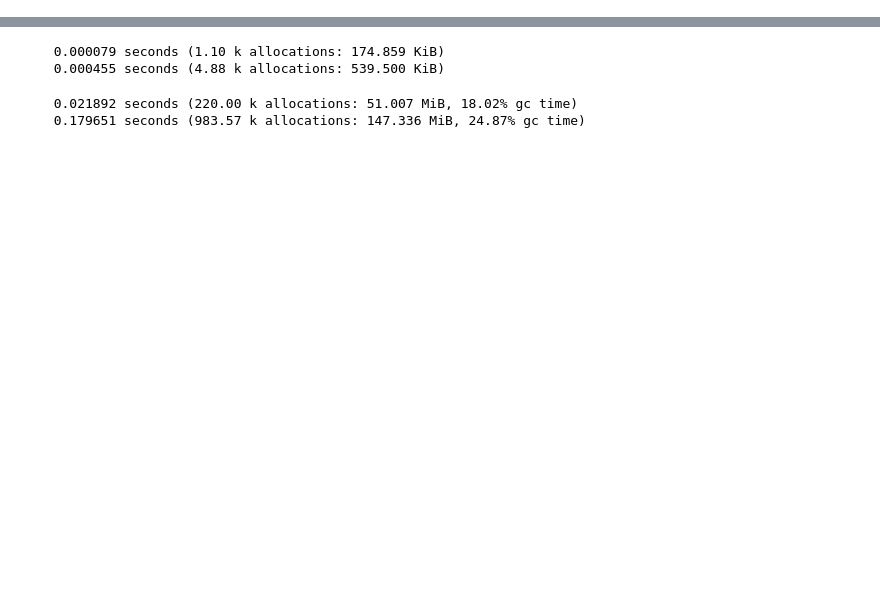
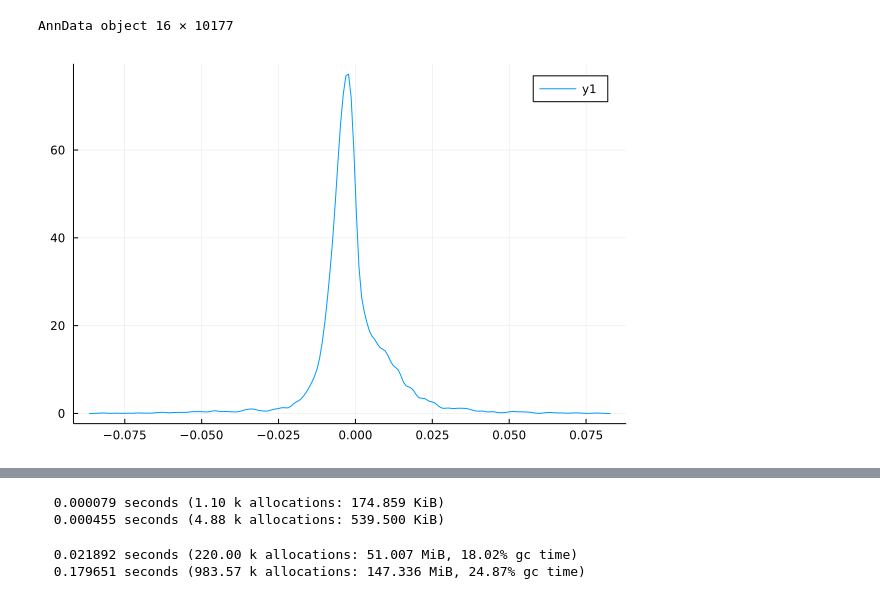
Before and after one commit to aramanlab/Doran_etal_2022, a Jupyter notebook: notebooks/dev/quicktest.ipynb, the cells around one changed output, grey strips where cells are left out. Cells and saved outputs as stored; diff of their text form; code cells hidden in the pictures; blank space fills up the shorter version.

```diff
--- a/notebooks/dev/quicktest.ipynb
+++ b/notebooks/dev/quicktest.ipynb
@@ -5,0 +12,3 @@ using NewickTreeTools
+# %%
+uniprot = readh5ad(joinpath(datadir(), "exp_pro", "UP7047", "2020_02_UP7047.h5ad"))
+usv = SVD(uniprot.obsm["LSVs"][:,:], uniprot.uns["SVs"][:], uniprot.varm["RSVs"][:,:]');
@@ -5,0 +72,4 @@ using NewickTreeTools
+# %%
+smalluniprot = uniprot[spitreesubset, :]
+# %% [output]
+AnnData object 16 ✕ 10177
@@ -5,0 +82,4 @@ using NewickTreeTools
+# %%
+density(usv.U[:,5])
+# %% [output]
+[figure, added]
```
Also changed, not shown: parts of 14 cells of this notebook, 6 other files.
